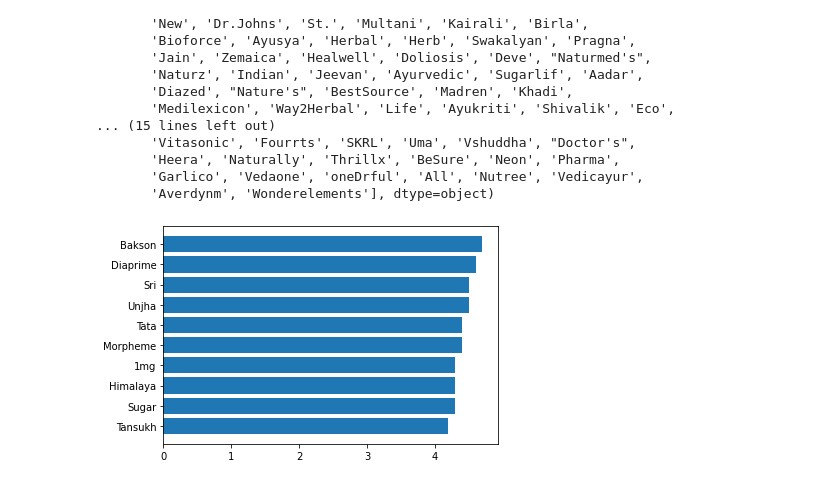
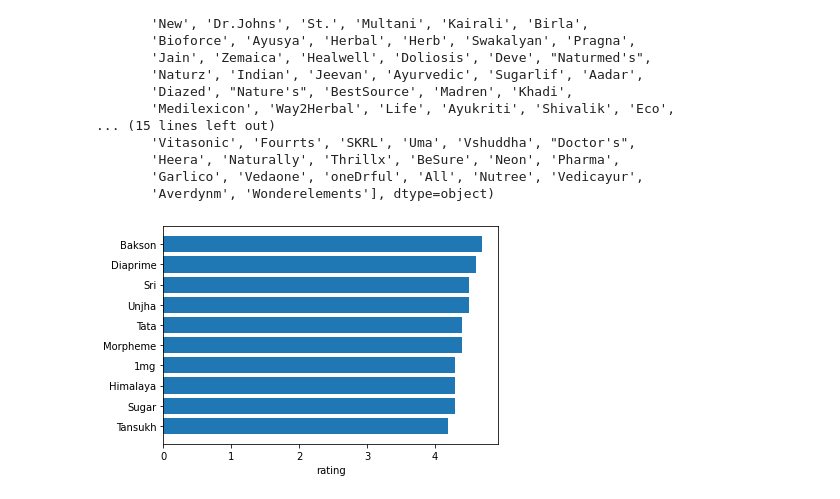
Before and after one commit to AryaChakraborty/1mg_EDA, a Jupyter notebook: diabetes_EDA.ipynb, the cells around one changed output. Saved outputs shown, nothing was run; the diff lists cells and outputs as text; code cells hidden in the pictures.

```diff
--- a/diabetes_EDA.ipynb
+++ b/diabetes_EDA.ipynb
@@ -92,6 +92,7 @@ array(['Bgr', '1mg', 'Dr.Reckeweg', 'SBL', 'Dhootapapeshwar', 'Sugar',
 # %%
 brand_wise_rating = data.groupby('brand')['rating'].mean().sort_values()[-10:]
 plt.barh(brand_wise_rating.keys(), brand_wise_rating)
+plt.xlabel('rating')
 plt.show()
 # %% [output]
-[figure, old version]
+[figure, new version]
```
Also changed, not shown: parts of 4 cells of this notebook, 1 other file.
